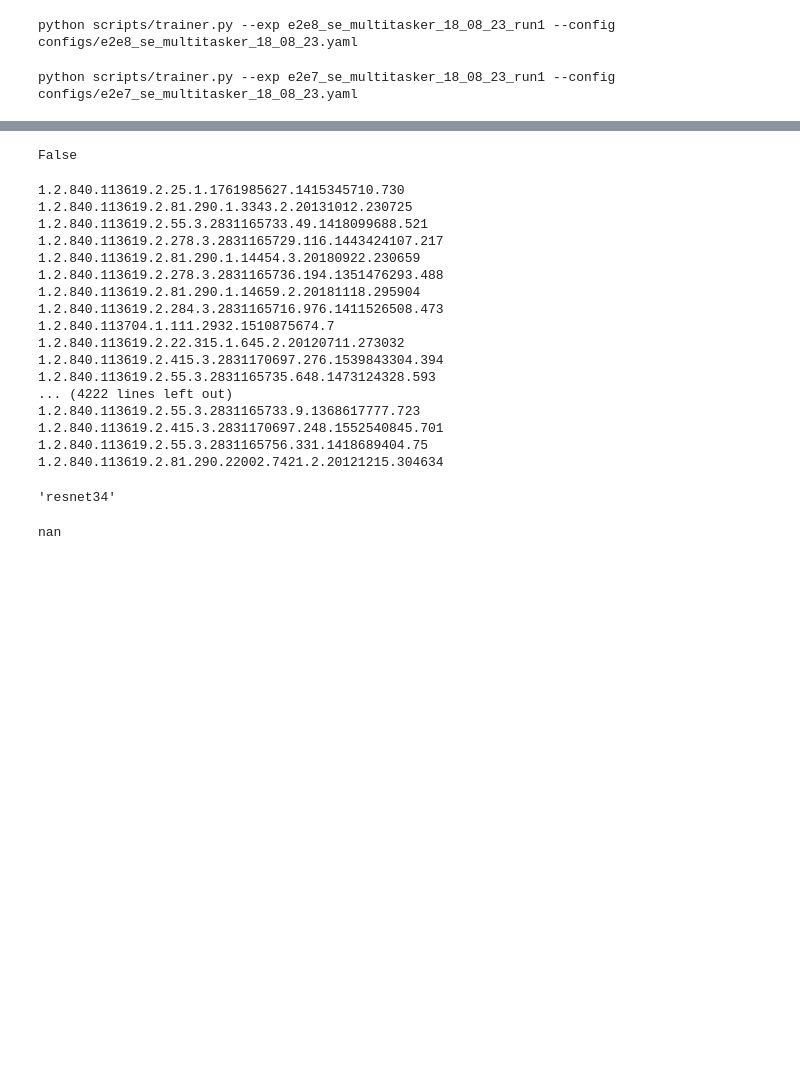
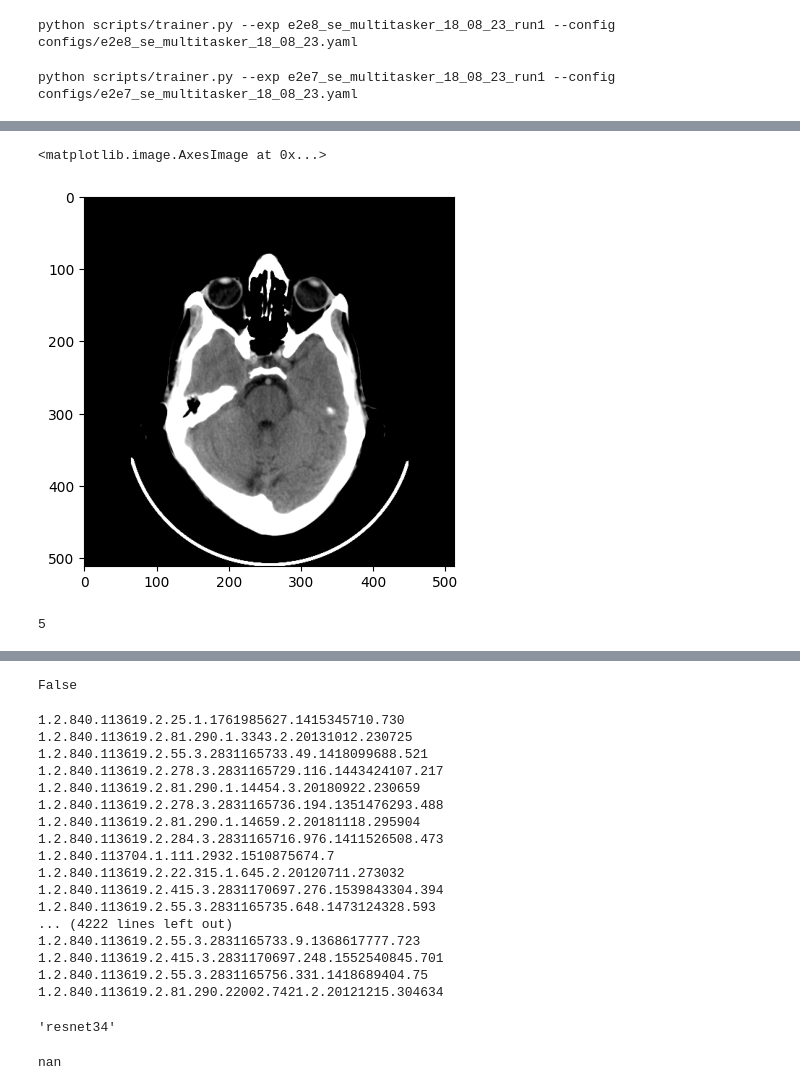
Before and after one commit to ujjwal-9/training-framework, a Jupyter notebook: notebooks/create_config-multitasker-e2e.ipynb, the cells around one changed output, grey strips where cells are left out. Cells and saved outputs as stored; diff of their text form; code cells hidden in the pictures; blank space fills up the shorter version.

```diff
--- a/notebooks/create_config-multitasker-e2e.ipynb
+++ b/notebooks/create_config-multitasker-e2e.ipynb
@@ -84,7 +324,7 @@ with open("template.json", "r") as f:
     args = munch.munchify(json.load(f))
 
 args.datapath = (
-    "/cache/datanas1/qer/all_studies_safetensor/jsons/e2e_train+val_d62K_10_08_23_wts_update.json"
+    "/cache/datanas1/qer/all_studies_safetensor/jsons/e2e_train+val_d62K_10_08_23_only_infarcts.json"
 )
 args.gpu = gpus_dev[SERVER]
 args.monitor = "valid_loss"
@@ -94,8 +334,8 @@ args.dl_pin_memory = False
 args.dl_drop_last = True
 args.sampler = True
 # args.sampler = None
-args.train_samples = 5000
-args.valid_samples = 10000
+args.train_samples = 20000
+args.valid_samples = -1
 args.precision = 16
 args.strategy = "ddp"
 args.crop = True
@@ -107,10 +347,10 @@ args.valid_n_slices = args.n_slices
 args.img_size = 224
 
 
-args.max_epoch = 200
+args.max_epoch = 224
 args.batch_size = 3
 args.valid_batch_size = 3
-args.num_workers = 16
+args.num_workers = 8
 args.prefetch = 2
 args.accumulate_grad_batches = args.batch_size*len(args.gpu)
 args.track_grad_norm = 2
@@ -126,7 +366,7 @@ if args.stochastic_weight_averaging:
 args.only_annotated = False
 args.augmentation = True
 
-args.windowing = "old"
+args.windowing = "tensor_based"
 
 
 from qtrain.metrics.jaccard import mean_iou_ignore_idx
@@ -264,13 +504,13 @@ args.model_params = munch.munchify(
         "seg_activation": None,
         "kernel_size": 5,
         "cls_nclasses": 2,
-        "cls_pooling": "avg",
+        "cls_pooling": "max",
         "cls_dropout": 0.3,
         "cls_ac_nclasses": 2,
-        "cls_ac_pooling": "avg",
+        "cls_ac_pooling": "max",
         "cls_ac_dropout": 0.3,
         "cls_normal_nclasses": 2,
-        "cls_normal_pooling": "avg",
+        "cls_normal_pooling": "max",
         "cls_normal_dropout": 0.3,
         "n_slices": args.n_slices,
     }
@@ -707,6 +943,8 @@ with open("../configs/multitasker_512_seresnet50_02_08_23.yaml", "r") as f:
     args_yaml = munch.munchify(yaml.load(f, Loader=yaml.Loader))
 # %%
 from qtrain.dataset.infarct import InfarctDataModule, InfarctDataset3D_60k
+# %%
+args.windowing = "tensor_based"
 # %%
 dataset = InfarctDataset3D_60k(args)
 # %% [output]
@@ -713,0 +1040,10 @@ dataset = InfarctDataset3D_60k(args)
+# %%
+from qtrain.utils.defaults import brain_window
+plt.imshow(brain_window(arr[20]), cmap="gray")
+# %% [output]
+<matplotlib.image.AxesImage at 0x...>
+[figure, added]
+# %%
+len(a)
+# %% [output]
+5
```
Also changed, not shown: parts of 31 cells of this notebook, 5 other files.
